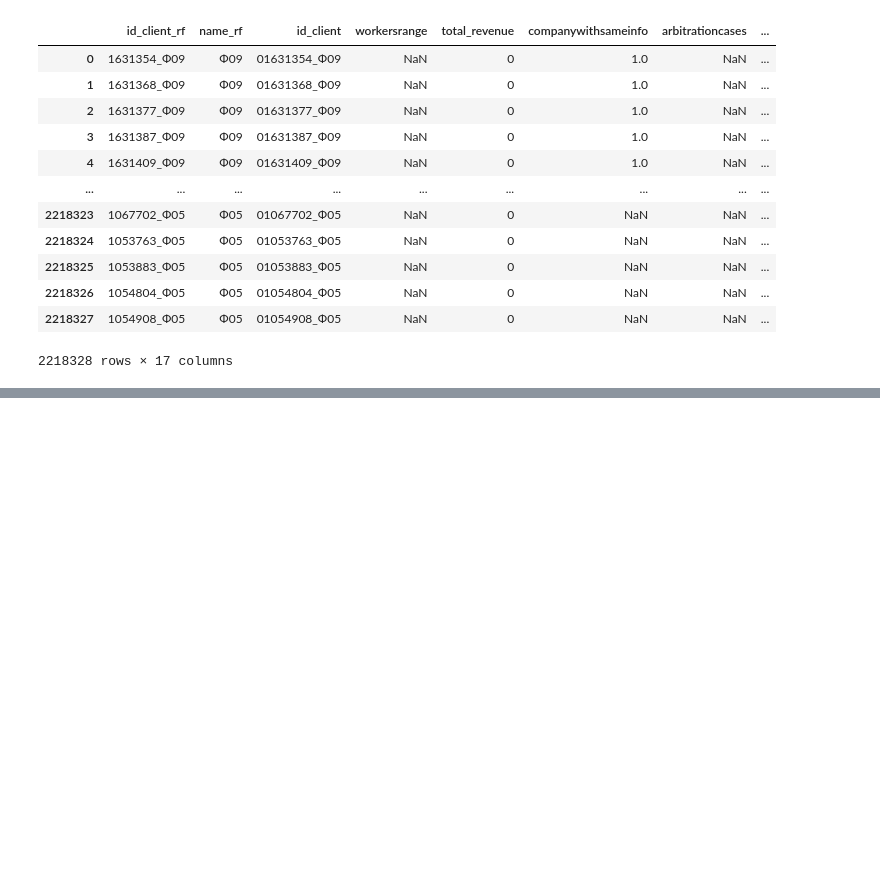
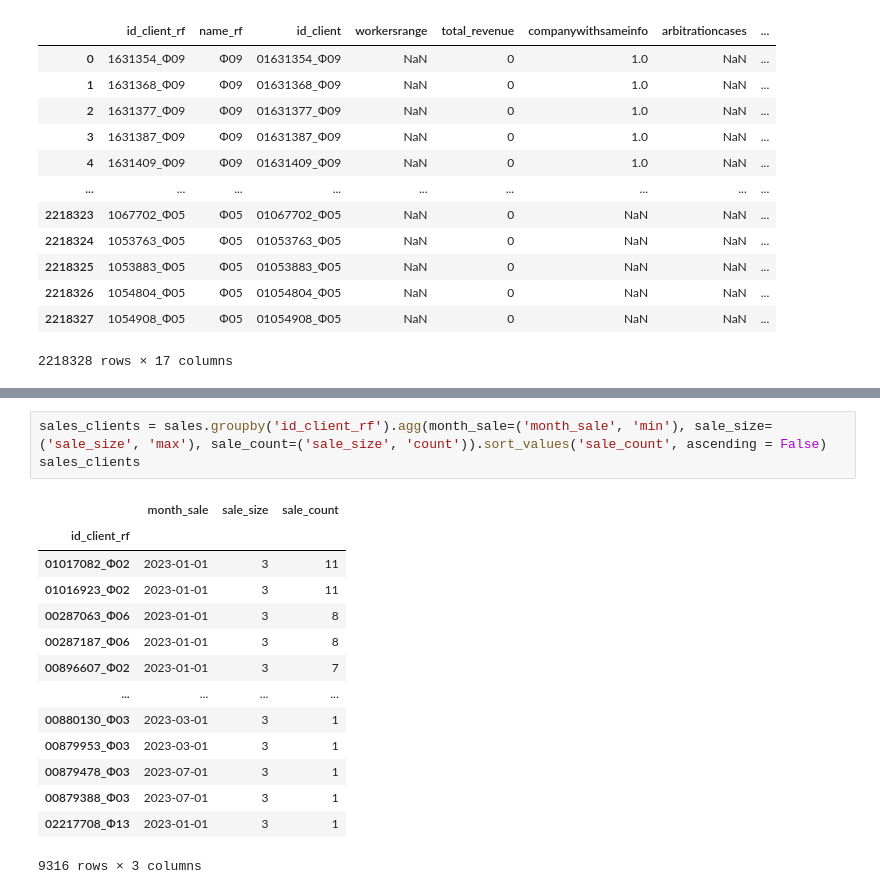
Before and after one commit to abakhmetev/Hackathon_RTK, a Jupyter notebook: Hakaton_Anton.ipynb, the cells around one changed output, grey strips where cells are left out. Saved outputs shown, nothing was run; the diff lists cells and outputs as text; blank space fills up the shorter version.

```diff
--- a/Hakaton_Anton.ipynb
+++ b/Hakaton_Anton.ipynb
@@ -434,0 +489,18 @@ df_union
+# %%
+sales_clients = sales.groupby('id_client_rf').agg(month_sale=('month_sale', 'min'), sale_size=('sale_size', 'max'), sale_count=('sale_size', 'count')).sort_values('sale_count', ascending = False)
+sales_clients
+# %% [output]
+|  | month_sale | sale_size | sale_count |
+| id_client_rf |  |  |  |
+| 01017082_Ф02 | 2023-01-01 | 3 | 11 |
+| 01016923_Ф02 | 2023-01-01 | 3 | 11 |
+| 00287063_Ф06 | 2023-01-01 | 3 | 8 |
+| 00287187_Ф06 | 2023-01-01 | 3 | 8 |
+| 00896607_Ф02 | 2023-01-01 | 3 | 7 |
+| ... | ... | ... | ... |
+| 00880130_Ф03 | 2023-03-01 | 3 | 1 |
+| 00879953_Ф03 | 2023-03-01 | 3 | 1 |
+| 00879478_Ф03 | 2023-07-01 | 3 | 1 |
+| 00879388_Ф03 | 2023-07-01 | 3 | 1 |
+| 02217708_Ф13 | 2023-01-01 | 3 | 1 |
+9316 rows × 3 columns
```
Also changed, not shown: parts of 12 cells of this notebook, 1 other file.
